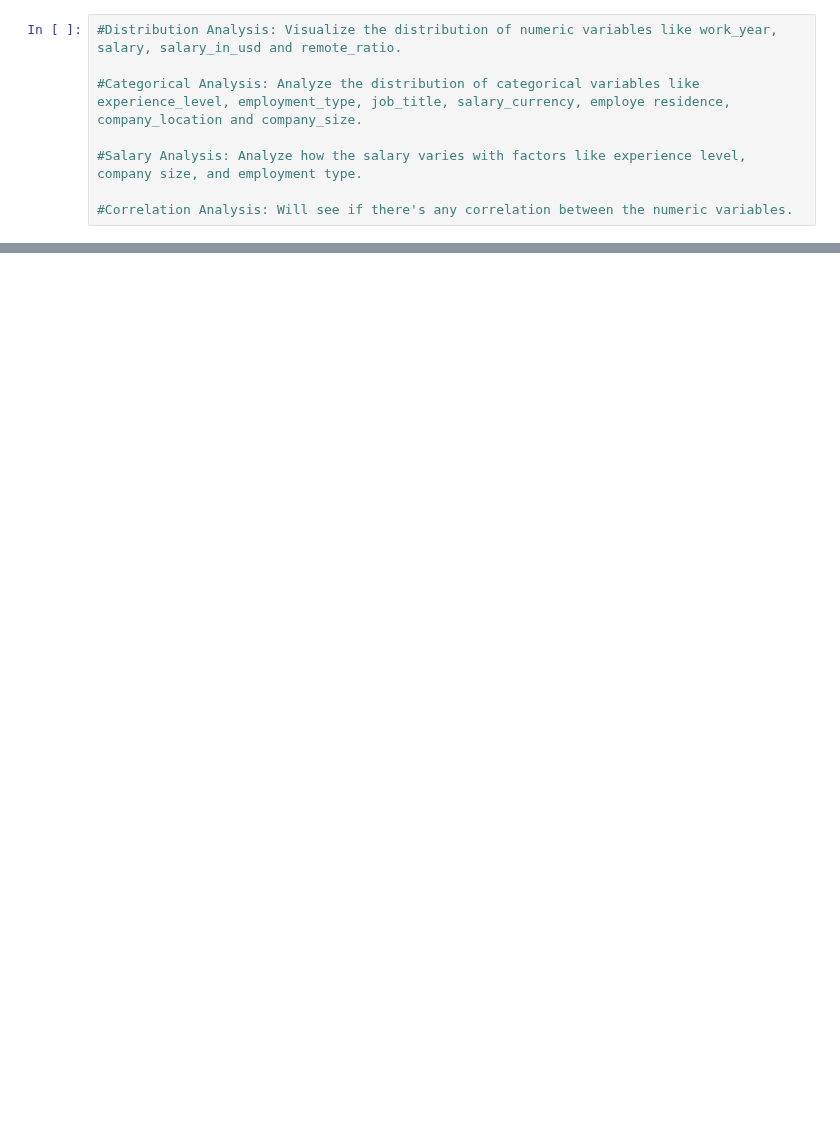
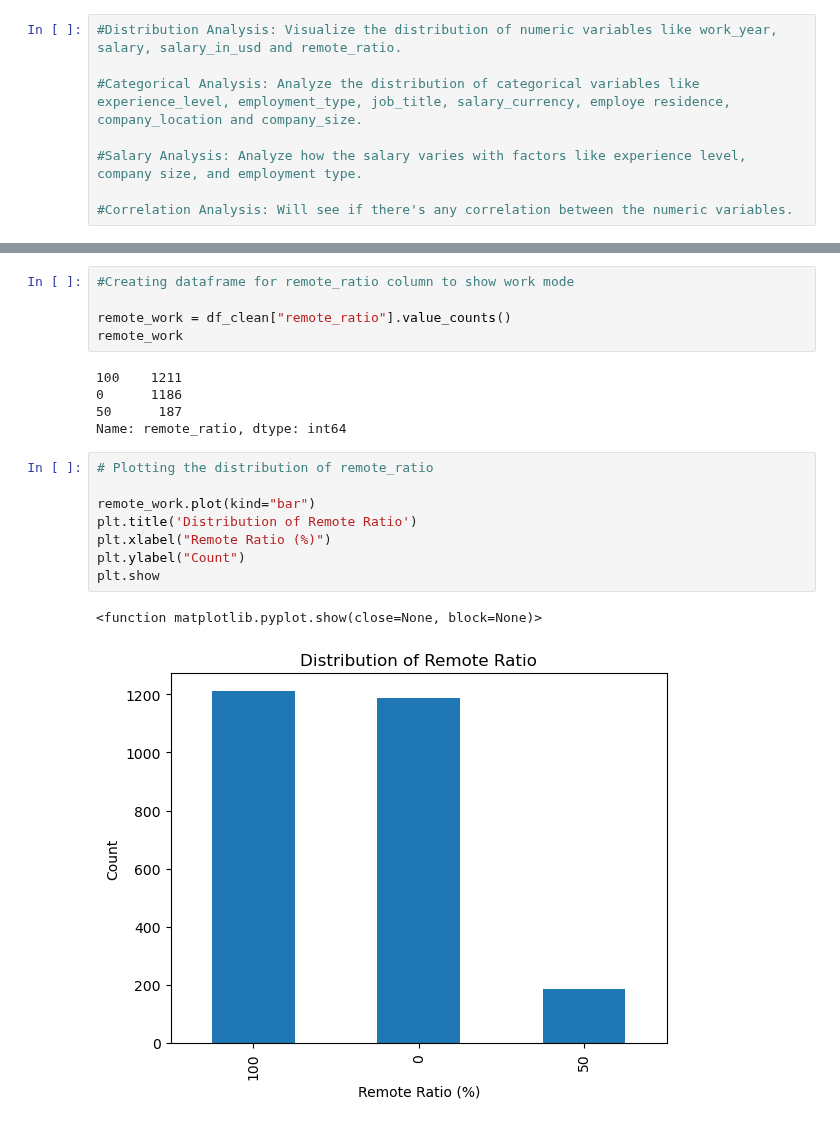
Before and after one commit to garimac12/project_acai, a Jupyter notebook: Project1_GC.ipynb, the cells around one changed output, grey strips where cells are left out. Cells and saved outputs as stored; diff of their text form; blank space fills up the shorter version.

```diff
--- a/Project1_GC.ipynb
+++ b/Project1_GC.ipynb
@@ -121,0 +173,21 @@ plt.show()
+# %%
+#Creating dataframe for remote_ratio column to show work mode
+
+remote_work = df_clean["remote_ratio"].value_counts()
+remote_work
+# %% [output]
+100    1211
+0      1186
+50      187
+Name: remote_ratio, dtype: int64
+# %%
+# Plotting the distribution of remote_ratio
+
+remote_work.plot(kind="bar")
+plt.title('Distribution of Remote Ratio')
+plt.xlabel("Remote Ratio (%)")
+plt.ylabel("Count")
+plt.show
+# %% [output]
+<function matplotlib.pyplot.show(close=None, block=None)>
+[figure, added]
```
Also changed, not shown: parts of 9 cells of this notebook.
